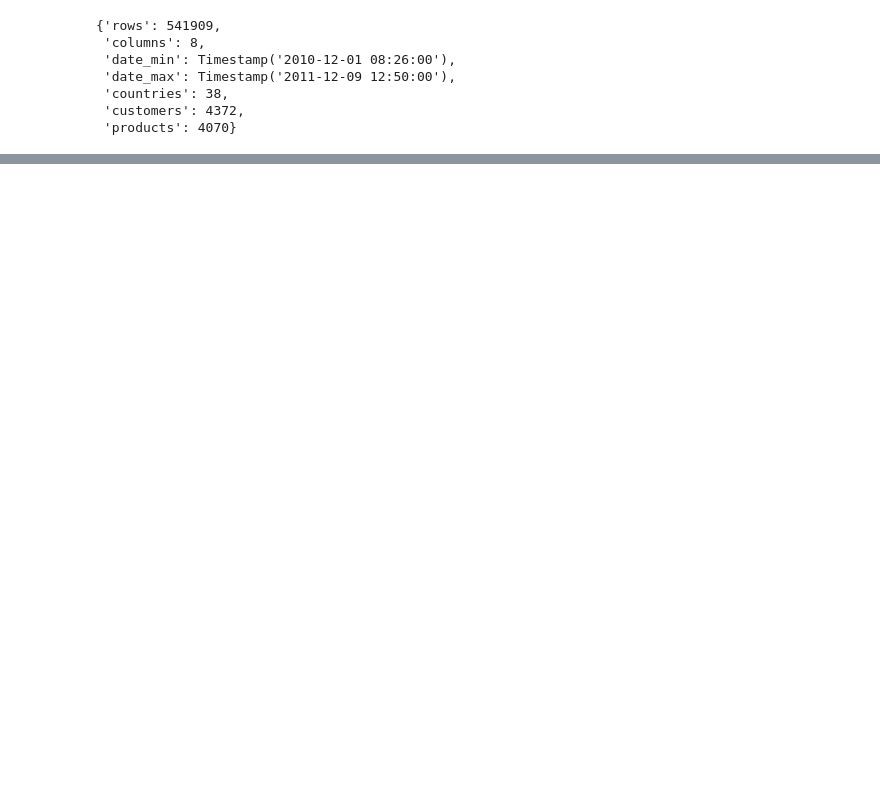
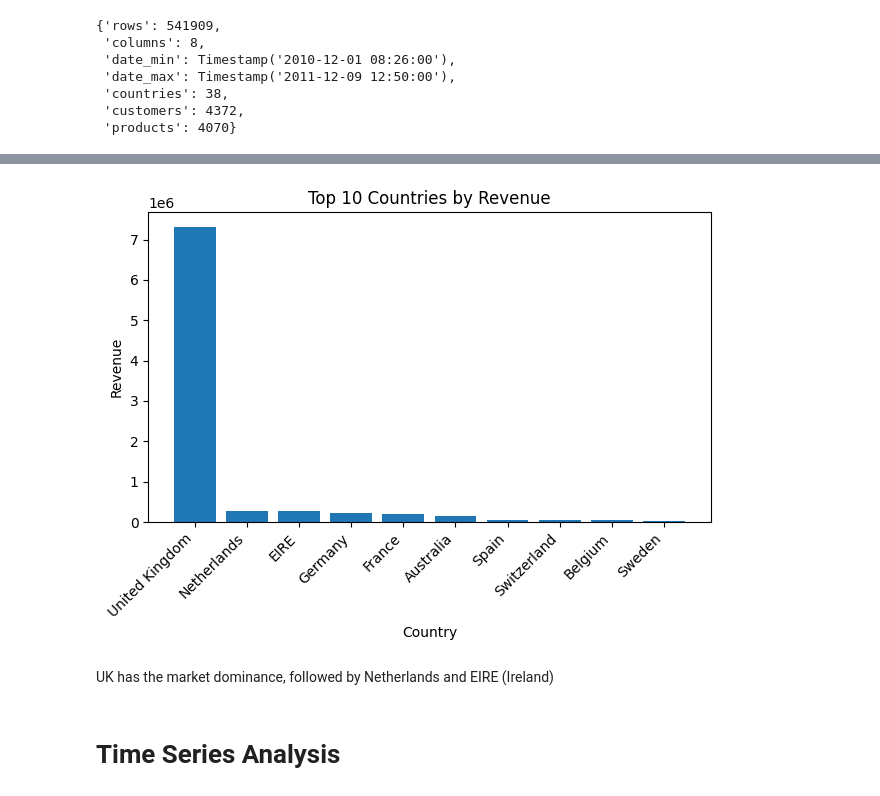
Before and after one commit to Lucasqrz1/online_retail, a Jupyter notebook: notebooks/online_retail.ipynb, the cells around one changed output, grey strips where cells are left out. Drawn from its saved outputs; the diff is of its cells as text; code cells hidden in the pictures; blank space fills up the shorter version.

```diff
--- a/notebooks/online_retail.ipynb
+++ b/notebooks/online_retail.ipynb
@@ -66,3 +66,11 @@ summary
  'countries': 38,
  'customers': 4372,
  'products': 4070}
+# %%
+df_raw["Revenue"] = df_raw["Quantity"] * df_raw["UnitPrice"]
+
+df_clean = df_raw[ # Filter out rows with non-positive quantity, unit price, or missing customer ID
+    (df_raw["Quantity"] > 0) &
+    (df_raw["UnitPrice"] > 0) &
+    (df_raw["CustomerID"].notna())
+].copy()
@@ -68,0 +228,25 @@ summary
+# %%
+country_revenue = (
+    df_clean
+    .groupby("Country")["Revenue"]
+    .sum()
+    .sort_values(ascending=False)
+)
+
+# Top 10 countries for readability
+top_countries = country_revenue.head(10)
+
+plt.figure()
+plt.bar(top_countries.index, top_countries.values)
+plt.xlabel("Country")
+plt.ylabel("Revenue")
+plt.title("Top 10 Countries by Revenue")
+plt.xticks(rotation=45, ha="right")
+plt.tight_layout()
+plt.show()
+# %% [output]
+[figure, added]
+# %% [markdown]
+UK has the market dominance, followed by Netherlands and EIRE (Ireland)
+# %% [markdown]
+# Time Series Analysis
```
Also changed, not shown: parts of 16 cells of this notebook.
